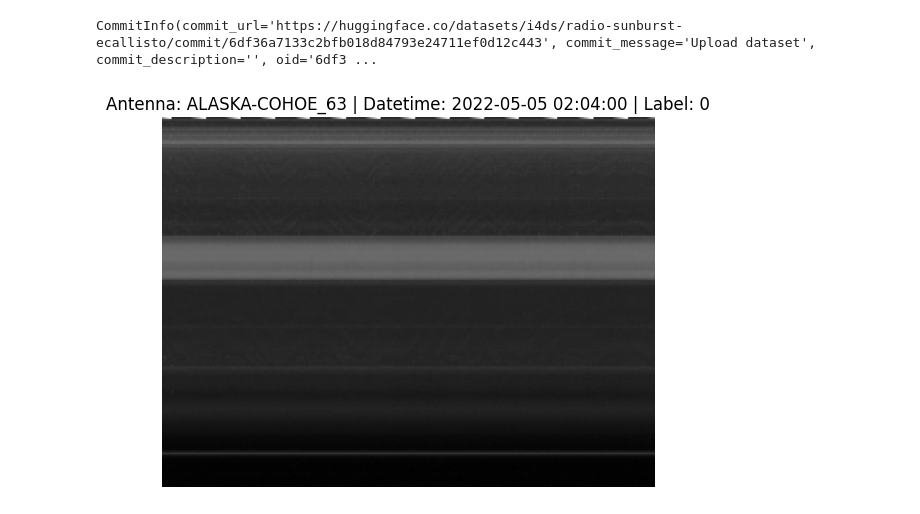
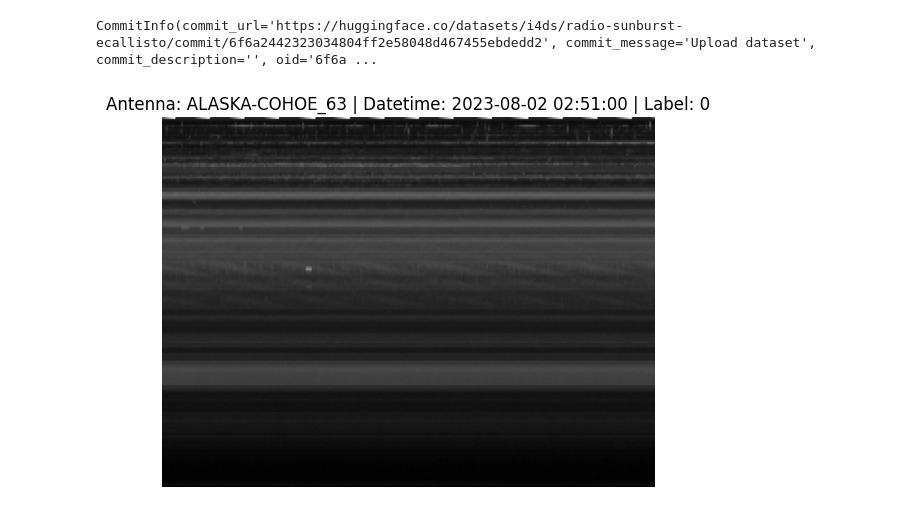
Before and after one commit to i4Ds/Radio-sunburst-labelcreation, a Jupyter notebook: hu_dataset.ipynb, the cells around one changed output. Saved outputs shown, nothing was run; the diff lists cells and outputs as text; code cells hidden in the pictures.

Commit message:
Uplodated new version of dataset.

```diff
--- a/hu_dataset.ipynb
+++ b/hu_dataset.ipynb
@@ -98,5 +149,5 @@ plt.show()
 # %%
 from datasets import load_dataset
-test = load_dataset('imagefolder', data_dir='/mnt/nas05/data01/vincenzo/ecallisto/data/test')
-valid = load_dataset('imagefolder', data_dir='/mnt/nas05/data01/vincenzo/ecallisto/data/valid')
-train = load_dataset('imagefolder', data_dir='/mnt/nas05/data01/vincenzo/ecallisto/data/train')
+train = load_dataset('csv', data_files='/mnt/nas05/data01/vincenzo/ecallisto/data/train_metadata.csv')
+valid = load_dataset('csv', data_files='/mnt/nas05/data01/vincenzo/ecallisto/data/val_metadata.csv')
+test = load_dataset('csv', data_files='/mnt/nas05/data01/vincenzo/ecallisto/data/test_metadata.csv')
@@ -107,15 +154,20 @@ valid['train']['image'][0]
+# %%
+from datasets import Image
+train = train.cast_column("image", Image())
+valid = valid.cast_column("image", Image())
+test = test.cast_column("image", Image())
 # %%
 from datasets import DatasetDict
 dd = DatasetDict({"train": train['train'],"validation": valid['train'], "test":test['train']})
 # %%
 dd.push_to_hub('i4ds/radio-sunburst-ecallisto')
 # %% [output]
-CommitInfo(commit_url='https://huggingface.co/datasets/i4ds/radio-sunburst-ecallisto/commit/6df36a7133c2bfb018d84793e24711ef0d12c443', commit_message='Upload dataset', commit_description='', oid='6df3 ...
+CommitInfo(commit_url='https://huggingface.co/datasets/i4ds/radio-sunburst-ecallisto/commit/6f6a2442323034804ff2e58048d467455ebdedd2', commit_message='Upload dataset', commit_description='', oid='6f6a ...
 # %%
 # Display the image
-plt.imshow(dd['train']['image'][300], cmap='gray')  # 'gray' colormap for mode=L (grayscale)
-plt.title(f"Antenna: {dd['train']['antenna'][300]} | Datetime: {dd['train']['datetime'][300]} | Label: {dd['train']['label'][300]}")
+plt.imshow(dd['train'][7]['image'], cmap='gray')  # 'gray' colormap for mode=L (grayscale)
+plt.title(f"Antenna: {dd['train'][7]['antenna']} | Datetime: {dd['train'][7]['datetime']} | Label: {dd['train'][7]['label']}")
 plt.axis('off')  # Turn off the axis
 plt.show()
 # %% [output]
-[figure, old version]
+[figure, new version]
```
Also changed, not shown: parts of 13 cells of this notebook.
